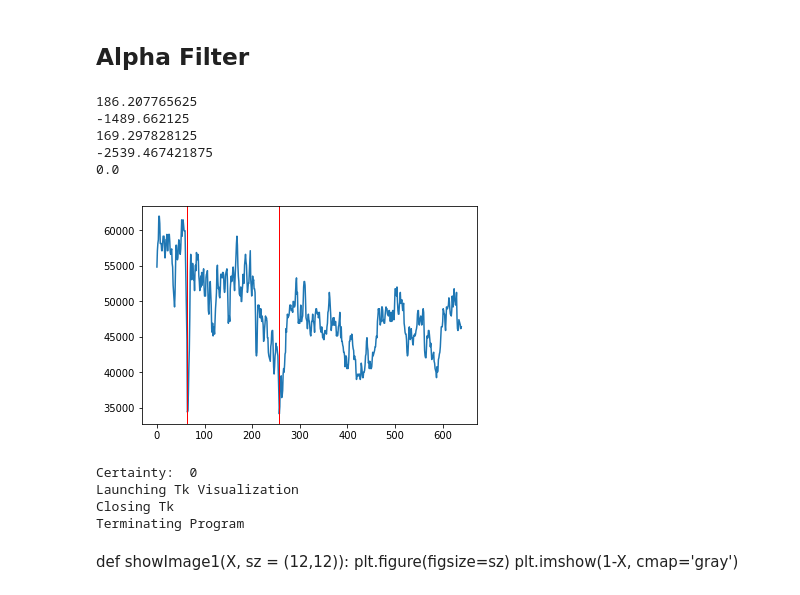
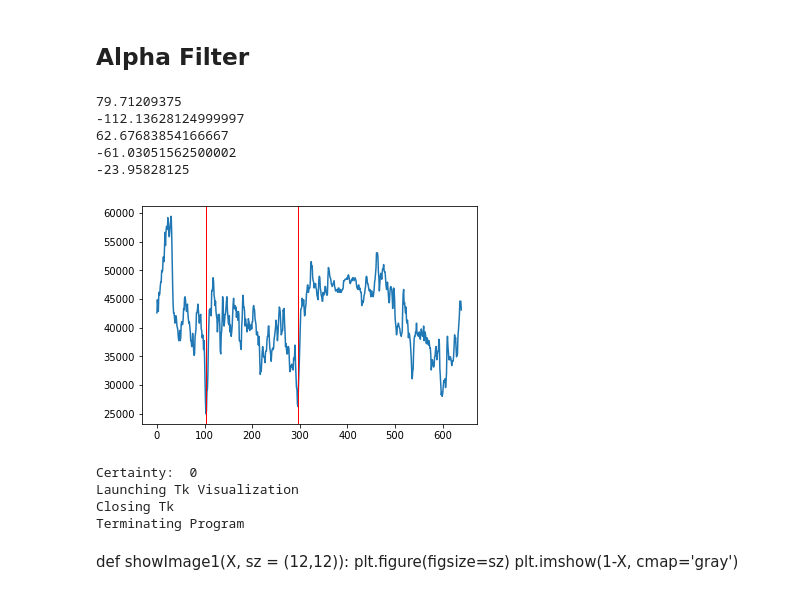
Before and after one commit to MuddSub/vision, a Jupyter notebook: DetectGate.ipynb, the cells around one changed output. Drawn from its saved outputs; the diff is of its cells as text; code cells hidden in the pictures.

```diff
--- a/DetectGate.ipynb
+++ b/DetectGate.ipynb
@@ -33,13 +33,13 @@ def importImage(file):
 # %%
 def threshold(img):
     hsv = cv2.cvtColor(img, cv2.COLOR_BGR2HSV)
-    mask = cv2.inRange(hsv, (80,0,0), (100, 255, 255))
+    mask = cv2.inRange(hsv, (0,0,0), (255, 255, 255))
     #mask = cv2.inRange(hsv, (5,50,50), (25, 255, 255))
     target = cv2.bitwise_and(img,img, mask=mask)
     return target
 def binarization(img):
     gray = cv2.cvtColor(img,cv2.COLOR_BGR2GRAY)
-    ret,thresh1 = cv2.threshold(gray,240,255,cv2.THRESH_BINARY_INV)
+    ret,thresh1 = cv2.threshold(gray,245,255,cv2.THRESH_BINARY_INV)
     thresh1 = cv2.bitwise_not(thresh1)
     return thresh1
 
@@ -350,29 +350,31 @@ def adjust_gamma(image, gamma=1.0):
     return cv2.LUT(image, table)
 # %%
 def adjust(image):
-    alphah = 8
-    alphas = 15
-    alphav = 0
+    alphah = 3
+    alphas = 3
+    alphav = 3
+
 
     h,s,v=cv2.split(image)
     new_image = np.zeros(image.shape, image.dtype)
     h1,s1,v1 = cv2.split(new_image)
 
     maximum = h.mean()
+    #maximum = h.min()
     print(maximum)
-    beta = -alphah*maximum # Simple brightness control
+    beta = 127-alphah*maximum # Simple brightness control
     print(beta)
     h1 = cv2.convertScaleAbs(h, alpha=alphah, beta=beta)
 
     maximum = s.mean()
     print(maximum)
-    beta = -alphas*maximum # Simple brightness control
+    beta = 127-alphas*maximum # Simple brightness control
     print(beta)
     s1 = cv2.convertScaleAbs(s, alpha=alphas, beta=beta)
 
 
     maximum = v.mean()
-    beta = -alphav*maximum # Simple brightness control
+    beta = 127-alphav*maximum # Simple brightness control
     print(beta)
     v1 = cv2.convertScaleAbs(v, alpha=alphav, beta=beta)
 
@@ -579,13 +581,13 @@ def mainImg(file,name):
     original = importImage(file)
     origin = copy.deepcopy(original)
     o1 = original
-    segmented = threshold(original)
+    #segmented = threshold(original)
 
     #segmented = adjust_gamma(original,gamma=2)
 
     #segmented = removeShadow(original)
 
-    segmented = segment(segmented)
+    segmented = segment(original)
     #segmented = deNoise(segmented)
 
     #segmented = white_balance(segmented)
@@ -643,15 +645,16 @@ def mainImg(file,name):
 # %%
 #newI = mainImg("/Users/Daniel Yang/Desktop/Vision/RoboticsImages/images/training14.png","newImg.png")
 #newI = mainImg("/Users/Daniel Yang/Desktop/Vision/RoboticsImages/images/training20.png","newImg.png")
 root = tk.Tk()
-newI = mainImg("/Users/Daniel Yang/Desktop/Vision/test1/4.jpg","newImg.png")
+#newI = mainImg("/home/dhyang/Desktop/Vision/Vision/test1/3.jpg","newImg.png")
+newI = mainImg("/home/dhyang/Desktop/Vision/Vision/correct2.png","newImg.png")
 # %% [output]
-186.207765625
--1489.662125
-169.297828125
--2539.467421875
-0.0
+79.71209375
+-112.13628124999997
+62.67683854166667
+-61.03051562500002
+-23.95828125
-[figure, old version]
+[figure, new version]
 Certainty:  0
 Launching Tk Visualization
 Closing Tk
```
Also changed, not shown: 1 other file.
